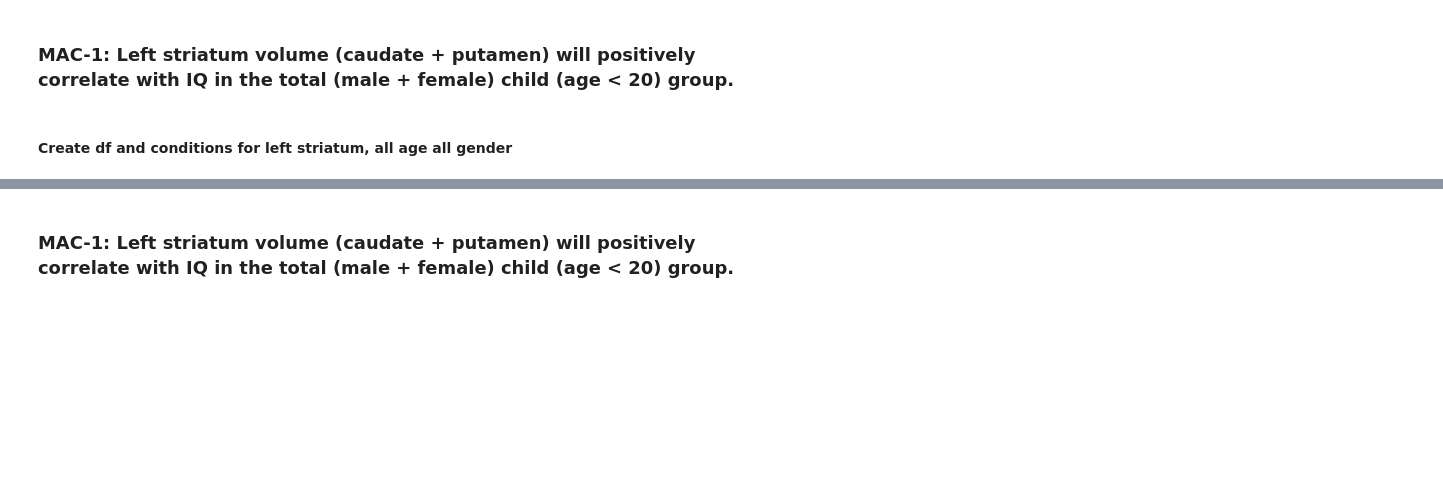
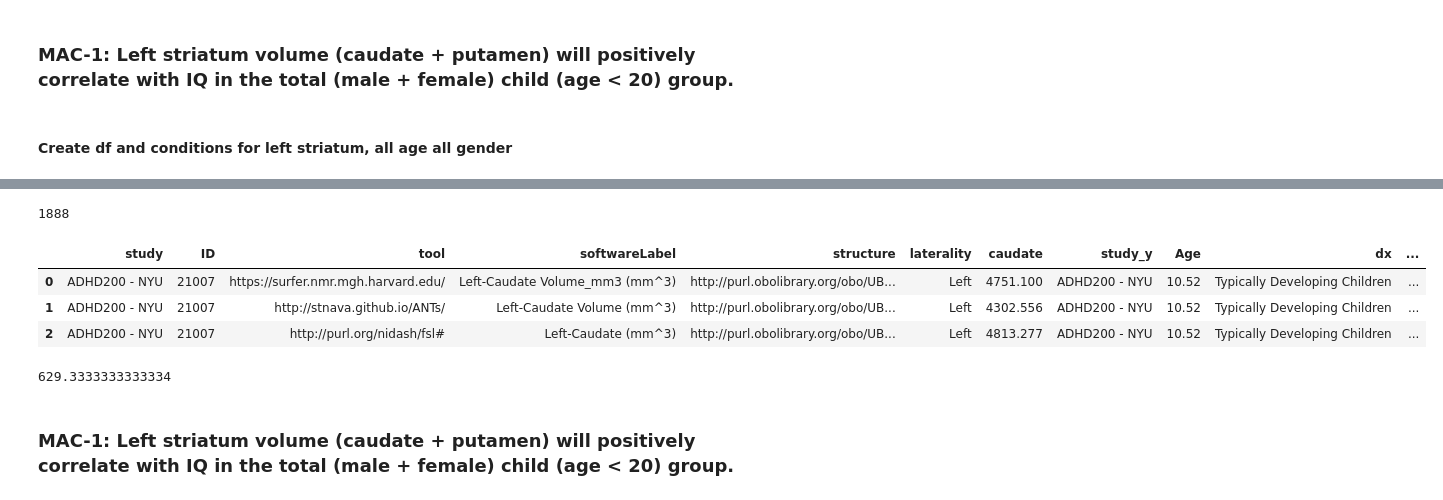
Before and after one commit to jbpoline/simple2_analysis, a Jupyter notebook: simple2-cleaner.ipynb, the cells around one changed output, grey strips where cells are left out. Drawn from its saved outputs; the diff is of its cells as text; code cells hidden in the pictures; blank space fills up the shorter version.

```diff
--- a/simple2-cleaner.ipynb
+++ b/simple2-cleaner.ipynb
@@ -458,0 +452,12 @@ print(len(left_stria))
+# %%
+left_stria = pd.merge(left=left_caud, right=left_put[['ID','putamen','tool']], on=['ID','tool'])
+left_stria['striatum'] = left_stria['caudate'] + left_stria['putamen']
+print(len(left_stria))
+
+left_stria.head(3)
+# %% [output]
+1888
+|  | study | ID | tool | softwareLabel | structure | laterality | caudate | study_y | Age | dx | ... |
+| 0 | ADHD200 - NYU | 21007 | https://surfer.nmr.mgh.harvard.edu/ | Left-Caudate Volume_mm3 (mm^3) | http://purl.obolibrary.org/obo/UB... | Left | 4751.100 | ADHD200 - NYU | 10.52 | Typically Developing Children | ... |
+| 1 | ADHD200 - NYU | 21007 | http://stnava.github.io/ANTs/ | Left-Caudate Volume (mm^3) | http://purl.obolibrary.org/obo/UB... | Left | 4302.556 | ADHD200 - NYU | 10.52 | Typically Developing Children | ... |
+| 2 | ADHD200 - NYU | 21007 | http://purl.org/nidash/fsl# | Left-Caudate (mm^3) | http://purl.obolibrary.org/obo/UB... | Left | 4813.277 | ADHD200 - NYU | 10.52 | Typically Developing Children | ... |
@@ -459,3 +468,7 @@ print(len(left_stria))
+# %%
+1888/3
+# %% [output]
+629.3333333333334
 # %% [markdown]
 ### MAC-1: Left striatum volume (caudate + putamen) will positively correlate with IQ in the total (male + female) child (age < 20) group.
 # %% [markdown]
```
Also changed, not shown: parts of 10 cells of this notebook.
